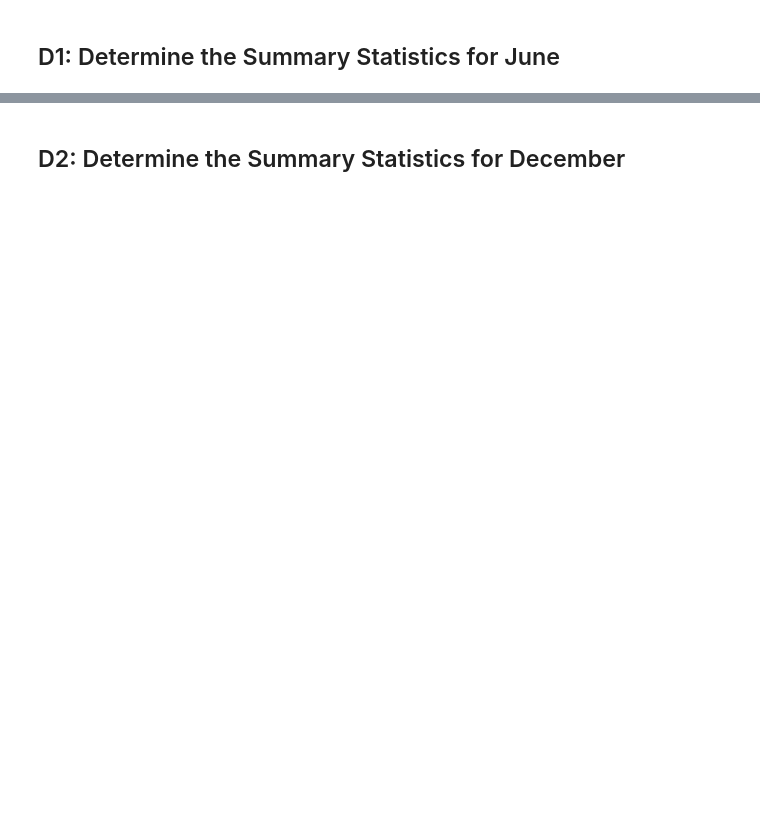
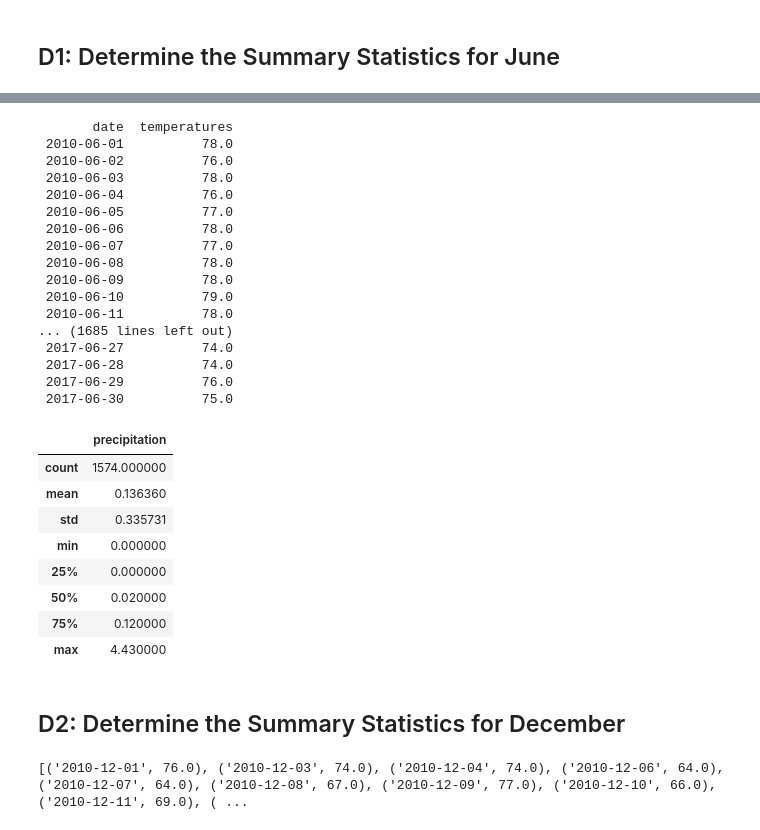
Before and after one commit to Angela-Silveira/surfs_up, a Jupyter notebook: SurfsUp_Challenge.ipynb, the cells around one changed output, grey strips where cells are left out. Saved outputs shown, nothing was run; the diff lists cells and outputs as text; code cells hidden in the pictures; blank space fills up the shorter version.

```diff
--- a/SurfsUp_Challenge.ipynb
+++ b/SurfsUp_Challenge.ipynb
@@ -48,7 +76,44 @@ df.describe()
+# %%
+# Additional query for precipitation in June
+june_rain= session.query(Measurement.date, Measurement.prcp).filter(extract('month', Measurement.date)==6).all()
+june_rain_df = pd.DataFrame(june_rain, columns=['date','precipitation'])
+june_rain_df.set_index(june_rain_df['date'], inplace=True)
+print(june_rain_df.to_string(index=False))
+june_rain_df.describe()
+# %% [output]
+       date  temperatures
+ 2010-06-01          78.0
+ 2010-06-02          76.0
+ 2010-06-03          78.0
+ 2010-06-04          76.0
+ 2010-06-05          77.0
+ 2010-06-06          78.0
+ 2010-06-07          77.0
+ 2010-06-08          78.0
+ 2010-06-09          78.0
+ 2010-06-10          79.0
+ 2010-06-11          78.0
+... (1685 lines left out)
+ 2017-06-27          74.0
+ 2017-06-28          74.0
+ 2017-06-29          76.0
+ 2017-06-30          75.0
+|  | precipitation |
+| count | 1574.000000 |
+| mean | 0.136360 |
+| std | 0.335731 |
+| min | 0.000000 |
+| 25% | 0.000000 |
+| 50% | 0.020000 |
+| 75% | 0.120000 |
+| max | 4.430000 |
 # %% [markdown]
 ## D2: Determine the Summary Statistics for December
 # %%
 # 6. Write a query that filters the Measurement table to retrieve the temperatures for the month of December.
-dec = dt.date(2016, 12, 31) - dt.timedelta(days=31)
+dec= session.query(Measurement.date, Measurement.tobs).filter(extract('month', Measurement.date)==12).all()
+print(dec)
+# %% [output]
+[('2010-12-01', 76.0), ('2010-12-03', 74.0), ('2010-12-04', 74.0), ('2010-12-06', 64.0), ('2010-12-07', 64.0), ('2010-12-08', 67.0), ('2010-12-09', 77.0), ('2010-12-10', 66.0), ('2010-12-11', 69.0), ( ...
 # %%
 # 7. Convert the December temperatures to a list.
```
Also changed, not shown: parts of 9 cells of this notebook, 5 other files.
